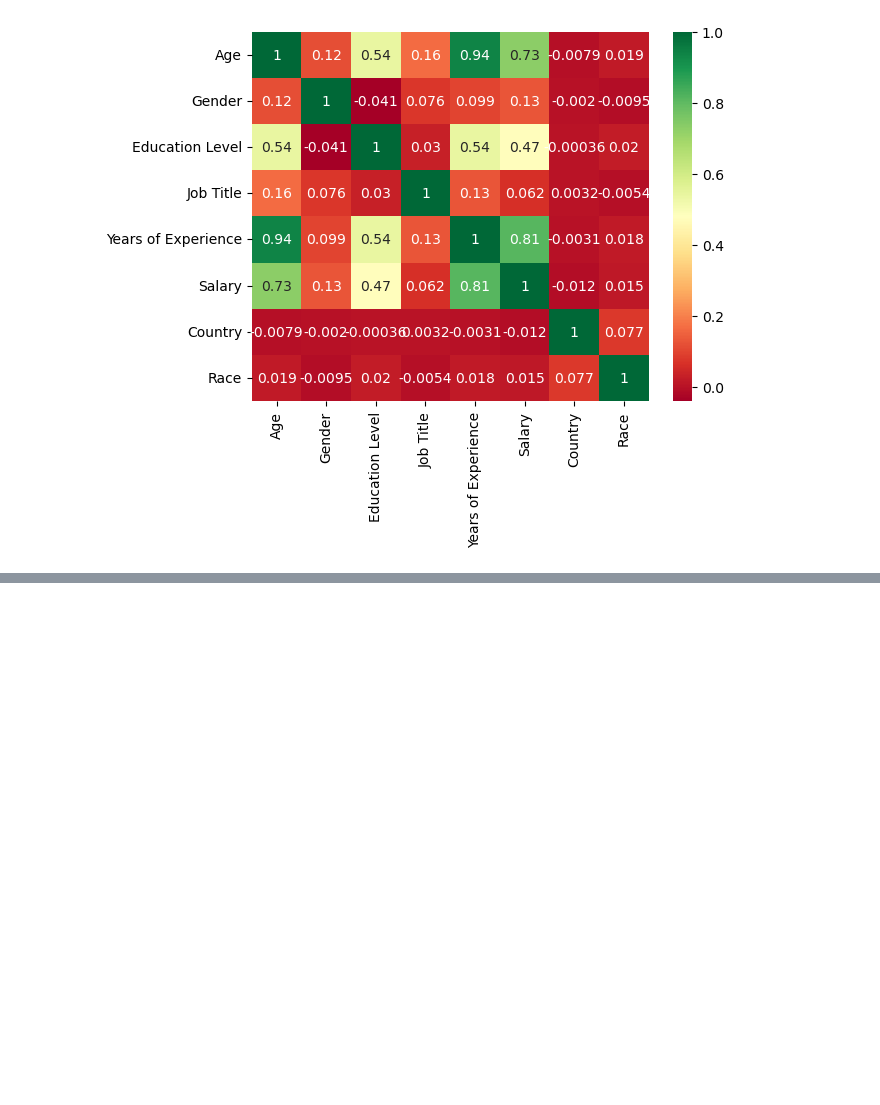
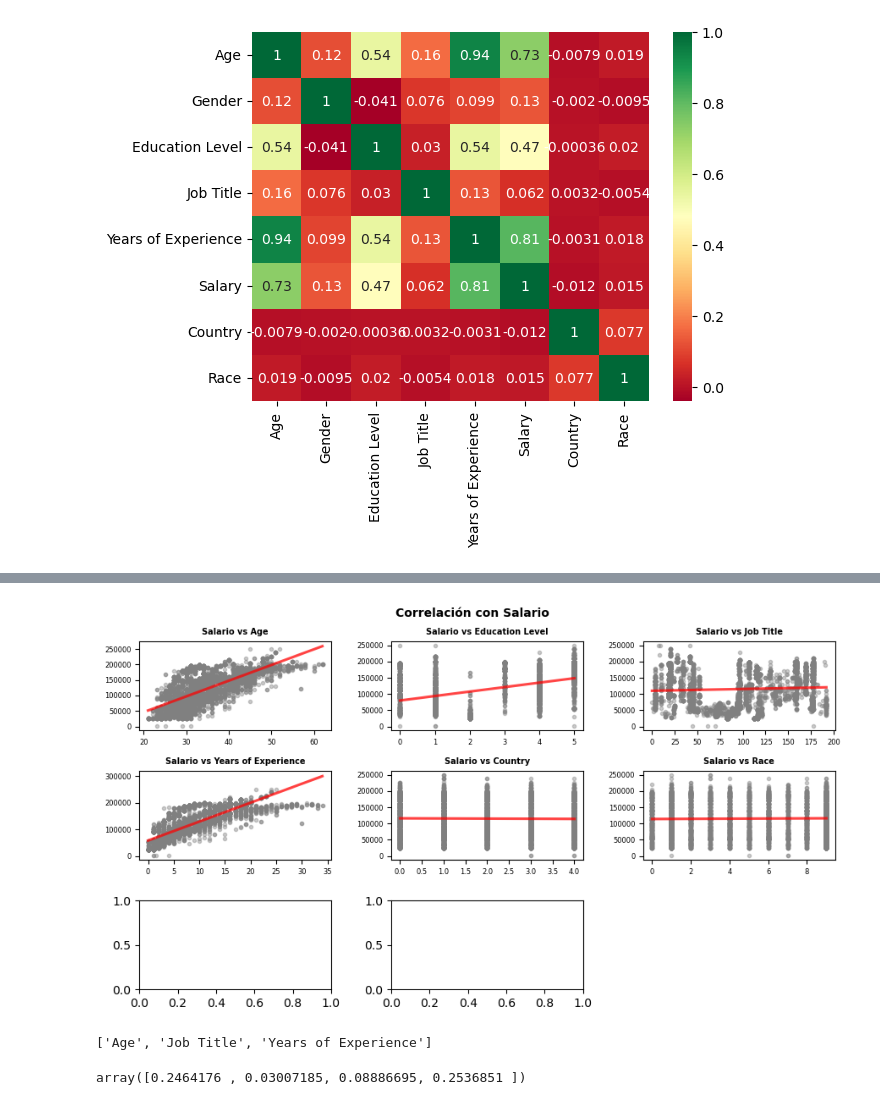
Before and after one commit to xavierzg/Salary_Data_Based_country_and_race, a Jupyter notebook: Untitled-checkpoint.ipynb, the cells around one changed output, grey strips where cells are left out. Drawn from its saved outputs; the diff is of its cells as text; code cells hidden in the pictures; blank space fills up the shorter version.

```diff
--- a/Untitled-checkpoint.ipynb
+++ b/Untitled-checkpoint.ipynb
@@ -145,0 +280,45 @@ matrix_corr(data2)
+# %%
+fig, axes = plt.subplots(nrows=3, ncols=3, figsize=(9, 5))
+axes = axes.flat
+columnas = data2.select_dtypes(include=['float64', 'int']).columns
+columnas = columnas.drop('Salary') # objetivo
+
+for i, colum in enumerate(columnas):
+    sns.regplot(
+        x           = data2[colum],
+        y           = data2['Salary'],
+        color       = "gray",
+        marker      = '.',
+        scatter_kws = {"alpha":0.4},
+        line_kws    = {"color":"r","alpha":0.7},
+        ax          = axes[i]
+    )
+    axes[i].set_title(f"Salario vs {colum}", fontsize = 7, fontweight = "bold")
+    axes[i].tick_params(labelsize = 6)
+    axes[i].set_xlabel("")
+    axes[i].set_ylabel("")
+
+# Se eliminan los axes vacíos
+for i in [8]:
+    fig.delaxes(axes[i])
+
+fig.tight_layout()
+plt.subplots_adjust(top=0.9)
+fig.suptitle('Correlación con Salario', fontsize = 10, fontweight = "bold");
+# %% [output]
+[figure, added]
+# %%
+modelo = ExtraTreesClassifier()
+erec = RFE(modelo)
+erec = erec.fit(entrenar, x)
+atrib = erec.support_
+atributos = [columnas[i] for i in list(atrib.nonzero()[0])]
+atributos
+# %% [output]
+['Age', 'Job Title', 'Years of Experience']
+# %%
+# Importancia de atributos.
+modelo.fit(entrenar, x)
+modelo.feature_importances_[:4]
+# %% [output]
+array([0.2464176 , 0.03007185, 0.08886695, 0.2536851 ])
```
Also changed, not shown: parts of 9 cells of this notebook.
